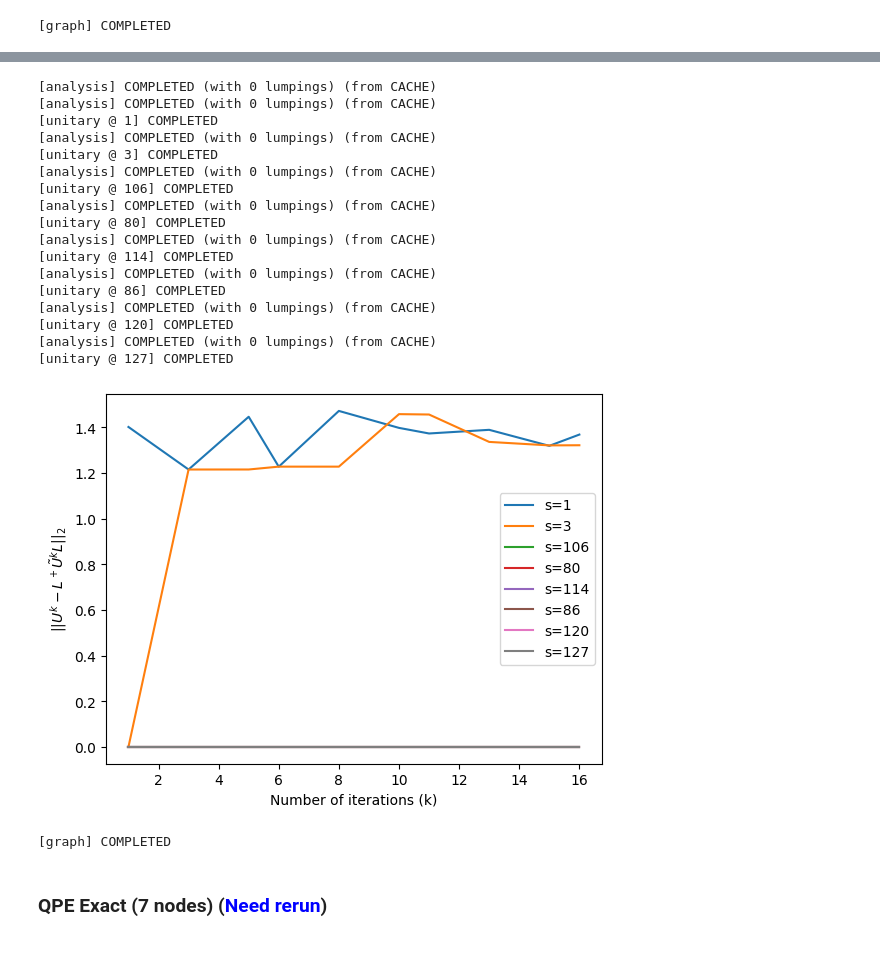
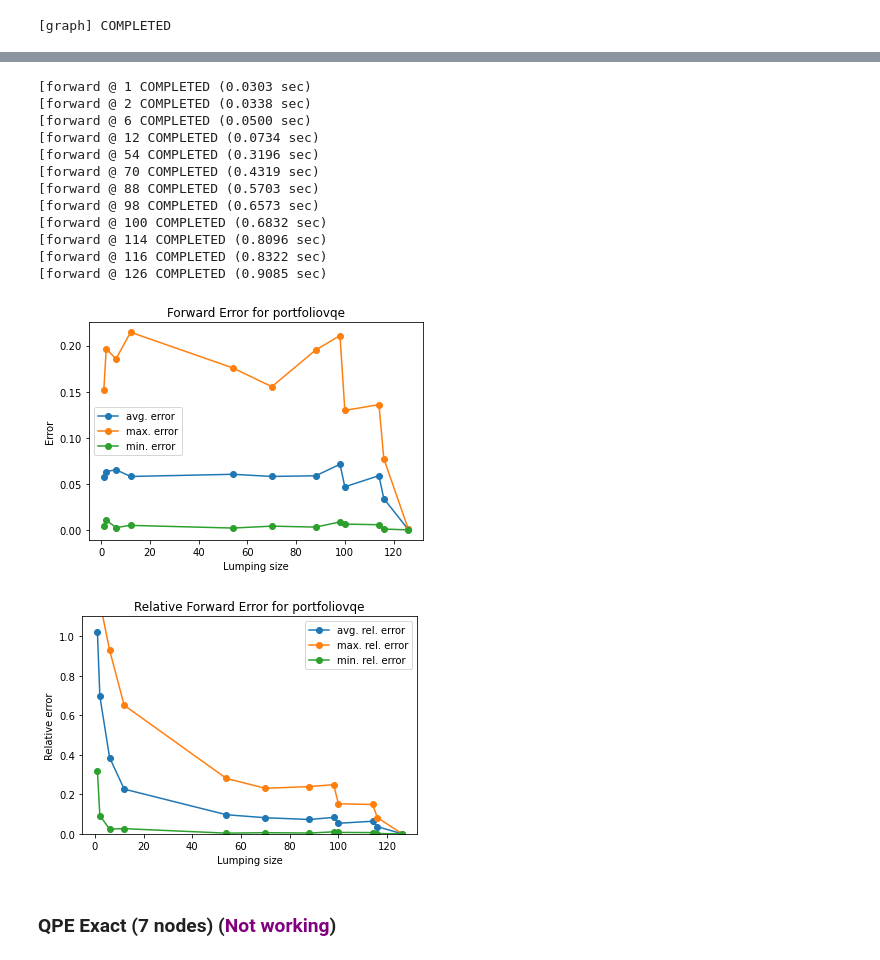
Before and after one commit to Antonio-JP/CLUE, a Jupyter notebook: notebooks/numerical_quantum.ipynb, the cells around one changed output, grey strips where cells are left out. Cells and saved outputs as stored; diff of their text form; code cells hidden in the pictures.

```diff
--- a/notebooks/numerical_quantum.ipynb
+++ b/notebooks/numerical_quantum.ipynb
@@ -371,28 +422,23 @@ generate_error_graph(PVQE, threshold=threshold)
 [graph] COMPLETED
 # %%
-generate_error_graph(PVQE, closest_unitary_error, r"\tilde{U}", threshold=threshold)
+generate_error_graph(PVQE, method=forward_error, threshold=threshold)
 # %% [output]
-[analysis] COMPLETED (with 0 lumpings) (from CACHE)
-[analysis] COMPLETED (with 0 lumpings) (from CACHE)
-[unitary @ 1] COMPLETED
-[analysis] COMPLETED (with 0 lumpings) (from CACHE)
-[unitary @ 3] COMPLETED
-[analysis] COMPLETED (with 0 lumpings) (from CACHE)
-[unitary @ 106] COMPLETED
-[analysis] COMPLETED (with 0 lumpings) (from CACHE)
-[unitary @ 80] COMPLETED
-[analysis] COMPLETED (with 0 lumpings) (from CACHE)
-[unitary @ 114] COMPLETED
-[analysis] COMPLETED (with 0 lumpings) (from CACHE)
-[unitary @ 86] COMPLETED
-[analysis] COMPLETED (with 0 lumpings) (from CACHE)
-[unitary @ 120] COMPLETED
-[analysis] COMPLETED (with 0 lumpings) (from CACHE)
-[unitary @ 127] COMPLETED
+[forward @ 1 COMPLETED (0.0303 sec)
+[forward @ 2 COMPLETED (0.0338 sec)
+[forward @ 6 COMPLETED (0.0500 sec)
+[forward @ 12 COMPLETED (0.0734 sec)
+[forward @ 54 COMPLETED (0.3196 sec)
+[forward @ 70 COMPLETED (0.4319 sec)
+[forward @ 88 COMPLETED (0.5703 sec)
+[forward @ 98 COMPLETED (0.6573 sec)
+[forward @ 100 COMPLETED (0.6832 sec)
+[forward @ 114 COMPLETED (0.8096 sec)
+[forward @ 116 COMPLETED (0.8322 sec)
+[forward @ 126 COMPLETED (0.9085 sec)
-[figure, old version]
+[figure, new version]
-[graph] COMPLETED
+[figure, added]
 # %% [markdown]
-### **QPE Exact** (7 nodes) (<font color='blue'>Need rerun</font>)
+### **QPE Exact** (7 nodes) (<font color='purple'>Not working</font>)
 # %%
 QPEE = QuantumBenchmark.generate_example("qpeexact", 7, 0)
 A = analysis(QPEE, threshold)
```
Also changed, not shown: parts of 74 cells of this notebook, 9 other files.
